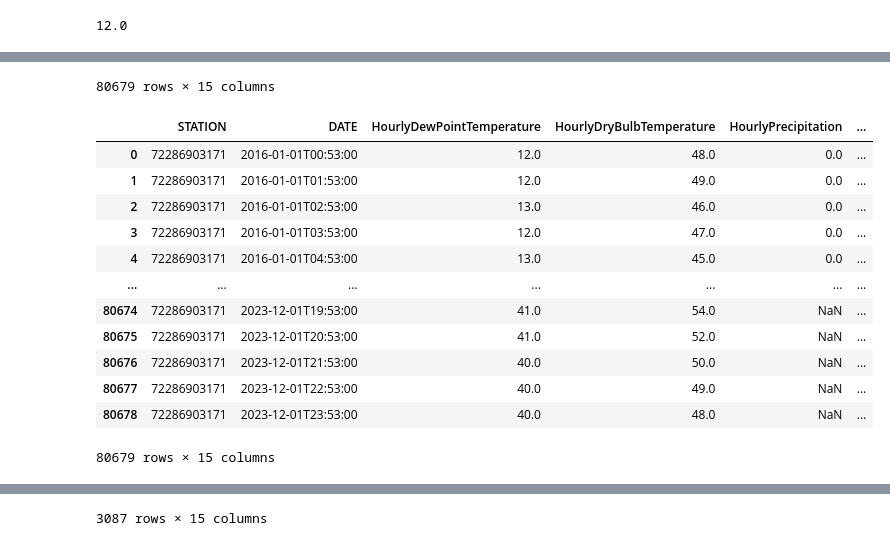
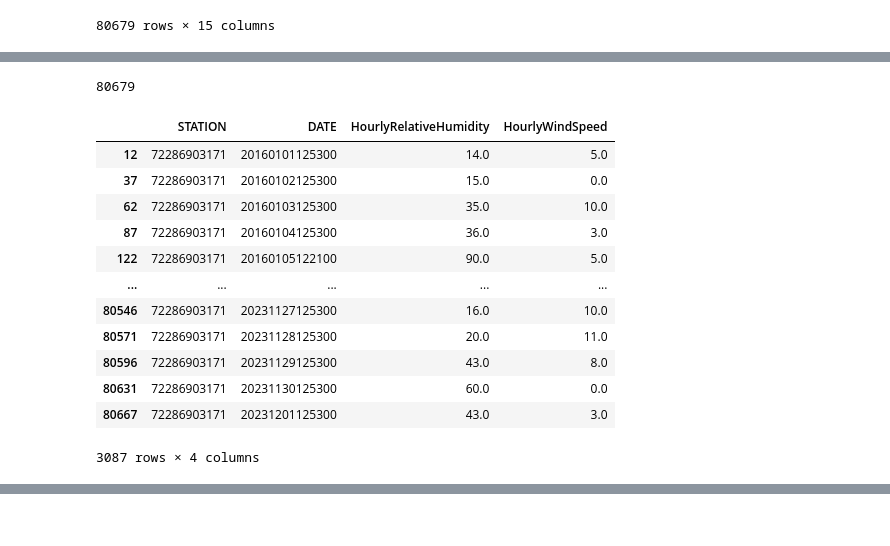
Before and after one commit to stirleng/Fire_Hazard_Evaluation, a Jupyter notebook: main.ipynb, the cells around one changed output, grey strips where cells are left out. Cells and saved outputs as stored; diff of their text form; code cells hidden in the pictures.

```diff
--- a/main.ipynb
+++ b/main.ipynb
@@ -45,6 +56,8 @@ from sklearn.metrics import roc_auc_score
 # SCT (Scattered): 3/8 to 4/8 of the sky covered by clouds.
 # BKN (Broken): 5/8 to 7/8 of the sky covered by clouds.
 # OVC (Overcast): 8/8 of the sky covered by clouds.
+
+
 cloud_cover_codes = ['CLR', 'FEW', 'SCT', 'BKN', 'OVC']
 
 weather_df = pd.read_csv("Riverside Weather Data.csv", na_values=[' ', ''])
@@ -68,38 +81,30 @@ for condition in cloud_df.to_list():
 cloud_cover_df = pd.DataFrame(cloud_cover_list, columns=['cloud cover percentage'])
 #cloud_height_range_df =
 weather_df = pd.concat([weather_df, cloud_cover_df], axis=1).drop(columns=['HourlySkyConditions'])
-weather_df = weather_df.replace('*', np.nan)
-
-#from chatgpt
-# Define a function to convert string to float (handles NaN values)
-def convert_to_float(value):
-    try:
-        return float(value)
-    except ValueError:
-        return np.nan
-
-# Apply the conversion function to all elements in the DataFrame
-print(float(weather_df['HourlyDewPointTemperature'][0]))
 display(weather_df)
 convert_cols = ['HourlyDewPointTemperature', 'HourlyDryBulbTemperature', 'HourlyPrecipitation',
                 'HourlyPressureChange', 'HourlyPressureTendency', 'HourlyRelativeHumidity',
                 'HourlySeaLevelPressure', 'HourlyStationPressure', 'HourlyVisibility',
                 'HourlyWetBulbTemperature', 'HourlyWindDirection', 'HourlyWindSpeed',
                 'cloud cover percentage']
-weather_df = weather_df.replace('T', np.nan)
-weather_df = weather_df.replace('s', '', regex=True)
-weather_df = weather_df.replace('V', '', regex=True)
-#from chatgpt
 
-#\from chatgpt
-for convert_col in convert_cols :
-    for value, index in zip(weather_df[convert_col], range(len(weather_df[convert_col]))):
-        weather_df.loc[index, convert_col] = convert_to_float(value)
+weather_df = weather_df.replace('\D', '', regex=True)
+weather_df = weather_df.replace('', np.nan)
+weather_df = weather_df.fillna(0.0)
 
-#\from chatgpt
+#guessed important vars
+
+print(len(weather_df))
+
+for convert_col in convert_cols:
+    weather_df[convert_col] = weather_df[convert_col].astype(float)
+
+#we need to convert from strings to floats before interpolating
+weather_df = weather_df[weather_df['DATE'].str[8:10] == '12']  #only take one sample at ~midday every day by dropping other rows
+important_vars = [#'HourlyDryBulbTemperature', 'HourlyPrecipitation',
+                'HourlyRelativeHumidity',
+                'HourlyWindSpeed']
+weather_df = weather_df.drop(columns=set(convert_cols).difference(set(important_vars)))
+
 display(weather_df)
-#we need to convert from strings to floats before interpolating
-weather_df = weather_df.interpolate()
-weather_df = weather_df[weather_df['DATE'].str.contains('T12')]  #only take one sample at ~midday every day by dropping other rows
-display(weather_df)
 # %% [output]
@@ -106 +123 @@ display(weather_df)
-12.0
+80679 rows × 15 columns
@@ -119,14 +124,14 @@ display(weather_df)
-80679 rows × 15 columns
+80679
-|  | STATION | DATE | HourlyDewPointTemperature | HourlyDryBulbTemperature | HourlyPrecipitation | ... |
-| 0 | 72286903171 | 2016-01-01T00:53:00 | 12.0 | 48.0 | 0.0 | ... |
-| 1 | 72286903171 | 2016-01-01T01:53:00 | 12.0 | 49.0 | 0.0 | ... |
-| 2 | 72286903171 | 2016-01-01T02:53:00 | 13.0 | 46.0 | 0.0 | ... |
-| 3 | 72286903171 | 2016-01-01T03:53:00 | 12.0 | 47.0 | 0.0 | ... |
-| 4 | 72286903171 | 2016-01-01T04:53:00 | 13.0 | 45.0 | 0.0 | ... |
-| ... | ... | ... | ... | ... | ... | ... |
-| 80674 | 72286903171 | 2023-12-01T19:53:00 | 41.0 | 54.0 | NaN | ... |
-| 80675 | 72286903171 | 2023-12-01T20:53:00 | 41.0 | 52.0 | NaN | ... |
-| 80676 | 72286903171 | 2023-12-01T21:53:00 | 40.0 | 50.0 | NaN | ... |
-| 80677 | 72286903171 | 2023-12-01T22:53:00 | 40.0 | 49.0 | NaN | ... |
-| 80678 | 72286903171 | 2023-12-01T23:53:00 | 40.0 | 48.0 | NaN | ... |
+|  | STATION | DATE | HourlyRelativeHumidity | HourlyWindSpeed |
+| 12 | 72286903171 | 20160101125300 | 14.0 | 5.0 |
+| 37 | 72286903171 | 20160102125300 | 15.0 | 0.0 |
+| 62 | 72286903171 | 20160103125300 | 35.0 | 10.0 |
+| 87 | 72286903171 | 20160104125300 | 36.0 | 3.0 |
+| 122 | 72286903171 | 20160105122100 | 90.0 | 5.0 |
+| ... | ... | ... | ... | ... |
+| 80546 | 72286903171 | 20231127125300 | 16.0 | 10.0 |
+| 80571 | 72286903171 | 20231128125300 | 20.0 | 11.0 |
+| 80596 | 72286903171 | 20231129125300 | 43.0 | 8.0 |
+| 80631 | 72286903171 | 20231130125300 | 60.0 | 0.0 |
+| 80667 | 72286903171 | 20231201125300 | 43.0 | 3.0 |
-80679 rows × 15 columns
+3087 rows × 4 columns
@@ -145 +137,0 @@ display(weather_df)
-3087 rows × 15 columns
```
Also changed, not shown: parts of 5 cells of this notebook.
